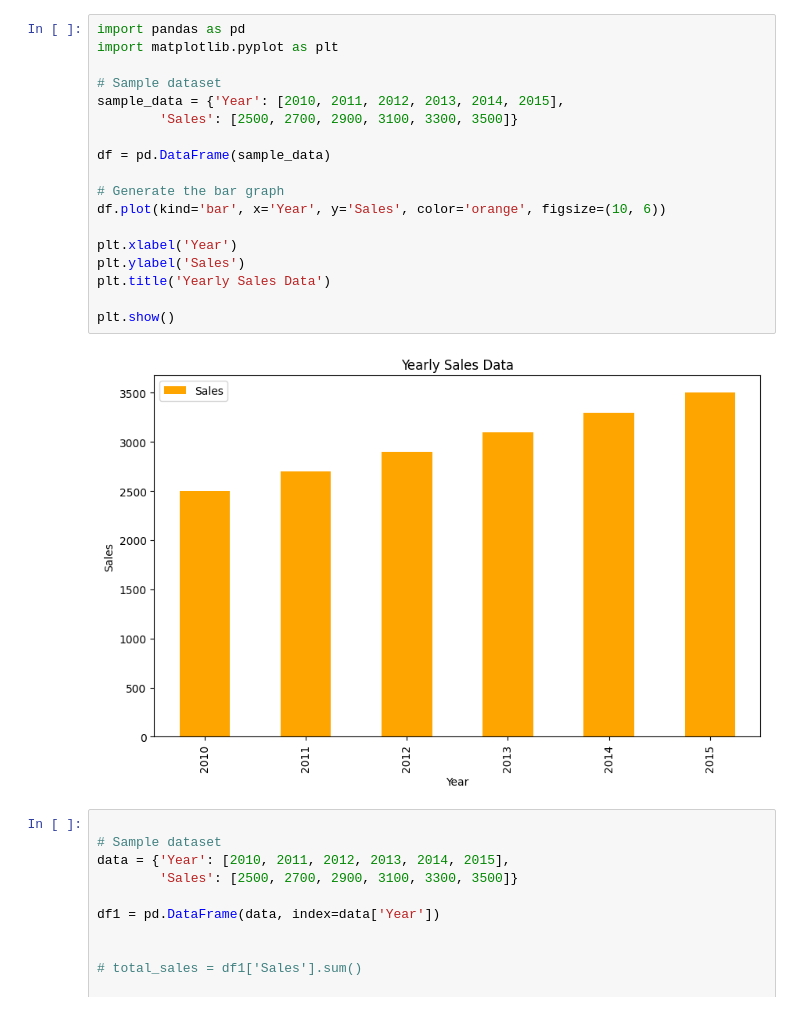
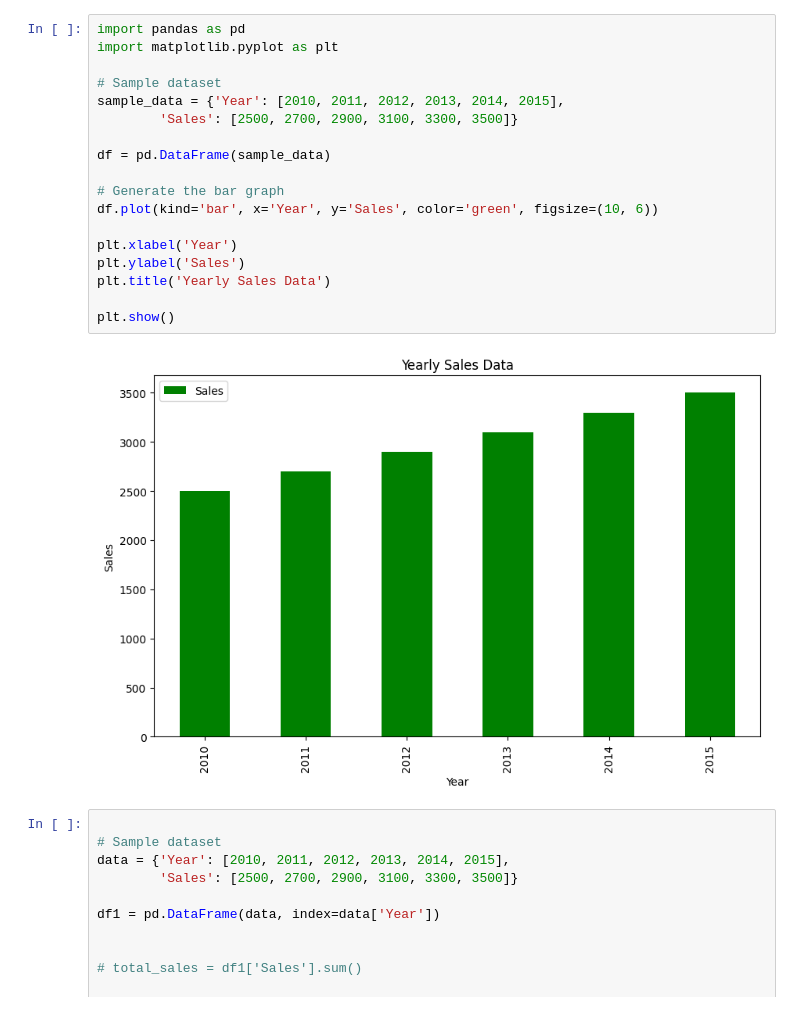
Before and after one commit to rayala144/Test_Projects, a Jupyter notebook: Pandas/Dataset_explore/plots.ipynb, the cells around one changed output. Drawn from its saved outputs; the diff is of its cells as text.

```diff
--- a/Pandas/Dataset_explore/plots.ipynb
+++ b/Pandas/Dataset_explore/plots.ipynb
@@ -1,23 +1,23 @@
 # %%
 import pandas as pd
 import matplotlib.pyplot as plt
 
 # Sample dataset
 sample_data = {'Year': [2010, 2011, 2012, 2013, 2014, 2015],
         'Sales': [2500, 2700, 2900, 3100, 3300, 3500]}
 
 df = pd.DataFrame(sample_data)
 
 # Generate the bar graph
-df.plot(kind='bar', x='Year', y='Sales', color='orange', figsize=(10, 6))
+df.plot(kind='bar', x='Year', y='Sales', color='green', figsize=(10, 6))
 
 plt.xlabel('Year')
 plt.ylabel('Sales')
 plt.title('Yearly Sales Data')
 
 plt.show()
 # %% [output]
-[figure, old version]
+[figure, new version]
 # %%
 
 # Sample dataset
```
Also changed, not shown: 10 other files.
